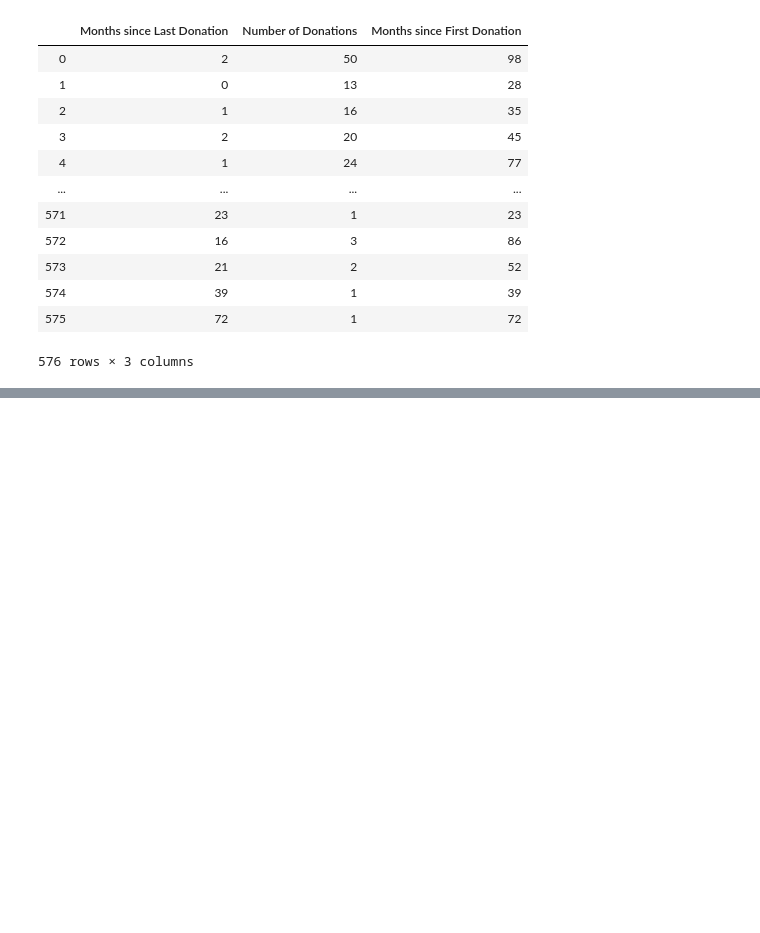
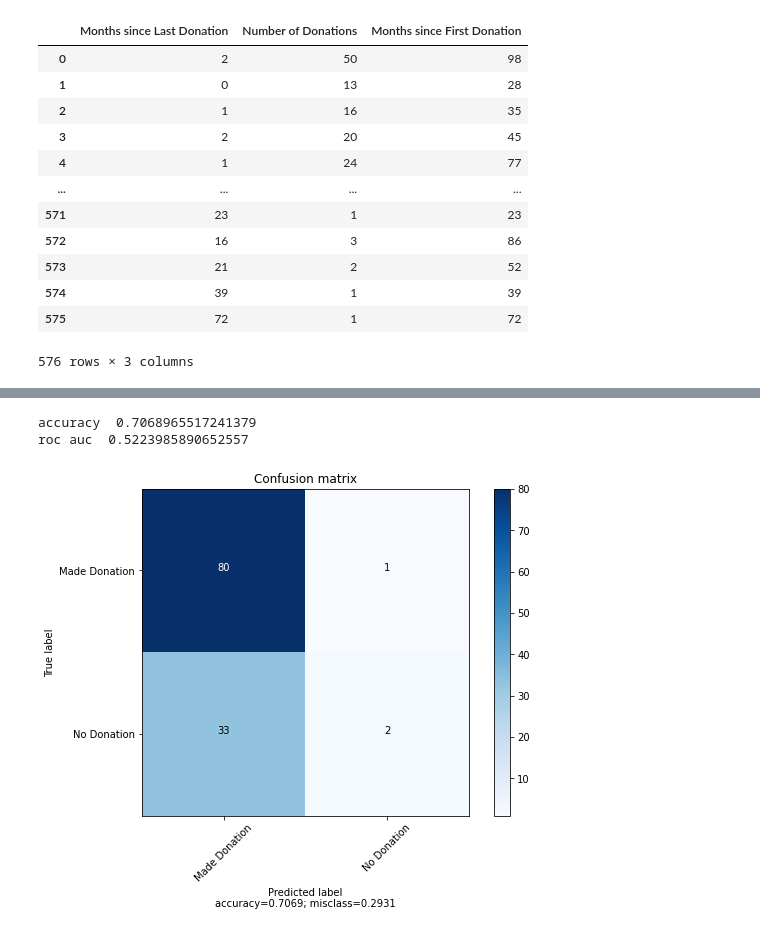
Before and after one commit to JoeBater/OtherMedical, a Jupyter notebook: Blood donations.ipynb, the cells around one changed output, grey strips where cells are left out. Drawn from its saved outputs; the diff is of its cells as text; code cells hidden in the pictures; blank space fills up the shorter version.

```diff
--- a/Blood donations.ipynb
+++ b/Blood donations.ipynb
@@ -187,0 +120,13 @@ print(roc_auc_score(y_test, y_pred))
+# %%
+svmc = SVC(probability=True)
+svmc.fit(X_train, y_train)
+
+y_pred = svmc.predict(X_test)
+print('accuracy ', accuracy_score(y_test, y_pred))
+print('roc auc ', roc_auc_score(y_test, y_pred))
+cm = confusion_matrix(y_test, y_pred)
+plot_confusion_matrix(cm, target_names=['Made Donation', 'No Donation'], normalize=False)
+# %% [output]
+accuracy  0.7068965517241379
+roc auc  0.5223985890652557
+[figure, added]
```
Also changed, not shown: parts of 22 cells of this notebook.
